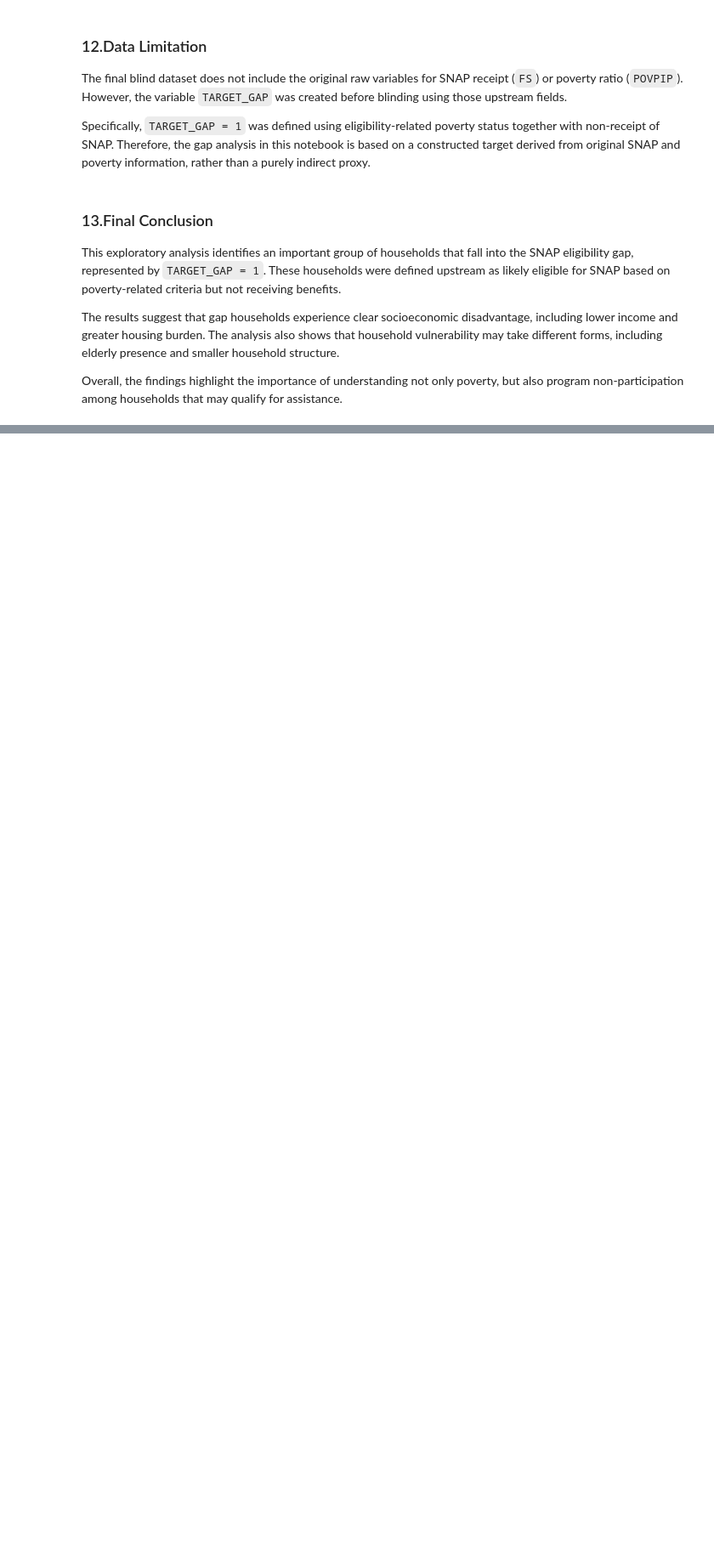
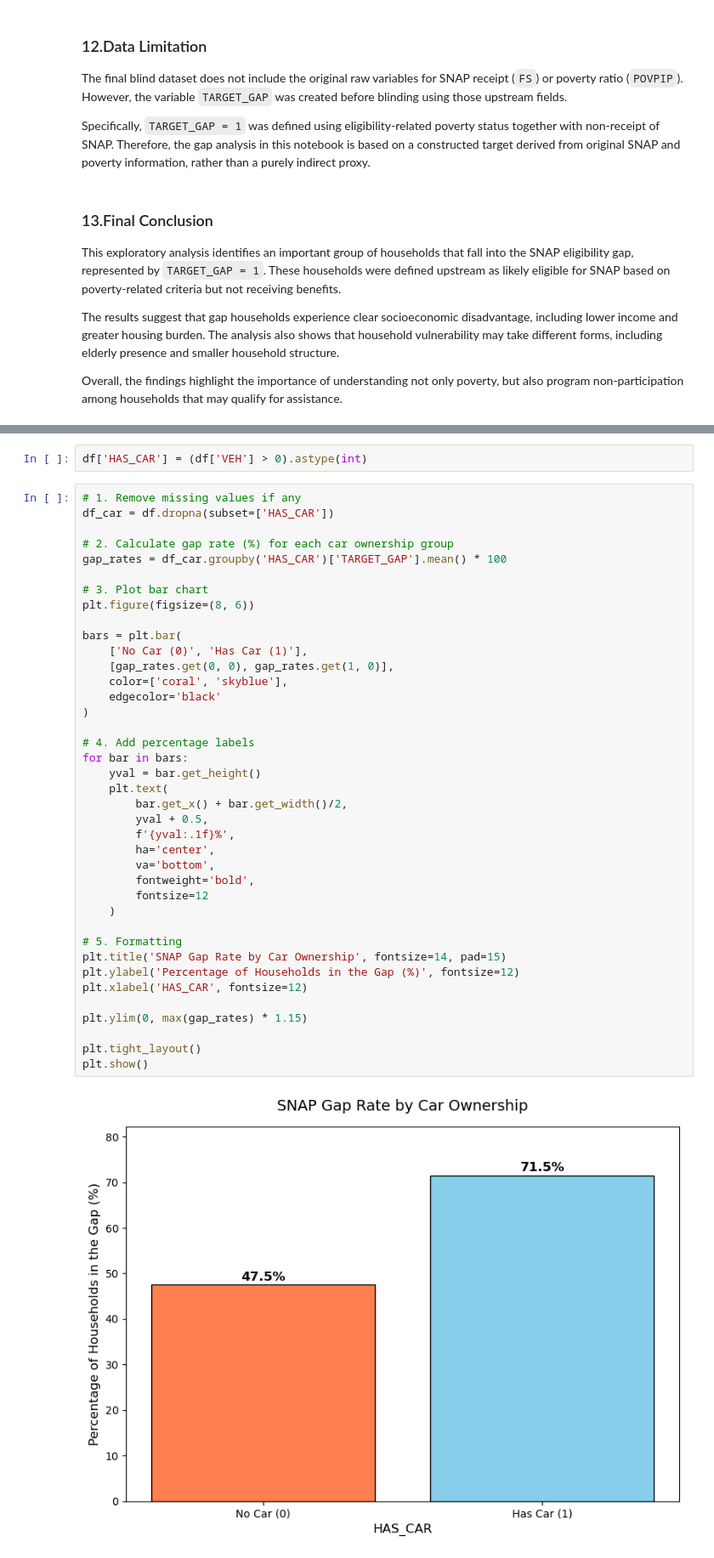
Before and after one commit to Erdos-Projects/spring-2026-local-poverty-rate-estimation, a Jupyter notebook: notebooks/Exploratory_Data_Analysis_V2.ipynb, the cells around one changed output, grey strips where cells are left out. Shown at 85% size. Saved outputs shown, nothing was run; the diff lists cells and outputs as text; blank space fills up the shorter version.

```diff
--- a/notebooks/Exploratory_Data_Analysis_V2.ipynb
+++ b/notebooks/Exploratory_Data_Analysis_V2.ipynb
@@ -402,0 +560,43 @@ Overall, the findings highlight the importance of understanding not only poverty
+# %%
+df['HAS_CAR'] = (df['VEH'] > 0).astype(int)
+# %%
+# 1. Remove missing values if any
+df_car = df.dropna(subset=['HAS_CAR'])
+
+# 2. Calculate gap rate (%) for each car ownership group
+gap_rates = df_car.groupby('HAS_CAR')['TARGET_GAP'].mean() * 100
+
+# 3. Plot bar chart
+plt.figure(figsize=(8, 6))
+
+bars = plt.bar(
+    ['No Car (0)', 'Has Car (1)'],
+    [gap_rates.get(0, 0), gap_rates.get(1, 0)],
+    color=['coral', 'skyblue'],
+    edgecolor='black'
+)
+
+# 4. Add percentage labels
+for bar in bars:
+    yval = bar.get_height()
+    plt.text(
+        bar.get_x() + bar.get_width()/2,
+        yval + 0.5,
+        f'{yval:.1f}%',
+        ha='center',
+        va='bottom',
+        fontweight='bold',
+        fontsize=12
+    )
+
+# 5. Formatting
+plt.title('SNAP Gap Rate by Car Ownership', fontsize=14, pad=15)
+plt.ylabel('Percentage of Households in the Gap (%)', fontsize=12)
+plt.xlabel('HAS_CAR', fontsize=12)
+
+plt.ylim(0, max(gap_rates) * 1.15)
+
+plt.tight_layout()
+plt.show()
+# %% [output]
+[figure, added]
```
Also changed, not shown: parts of 20 cells of this notebook.
